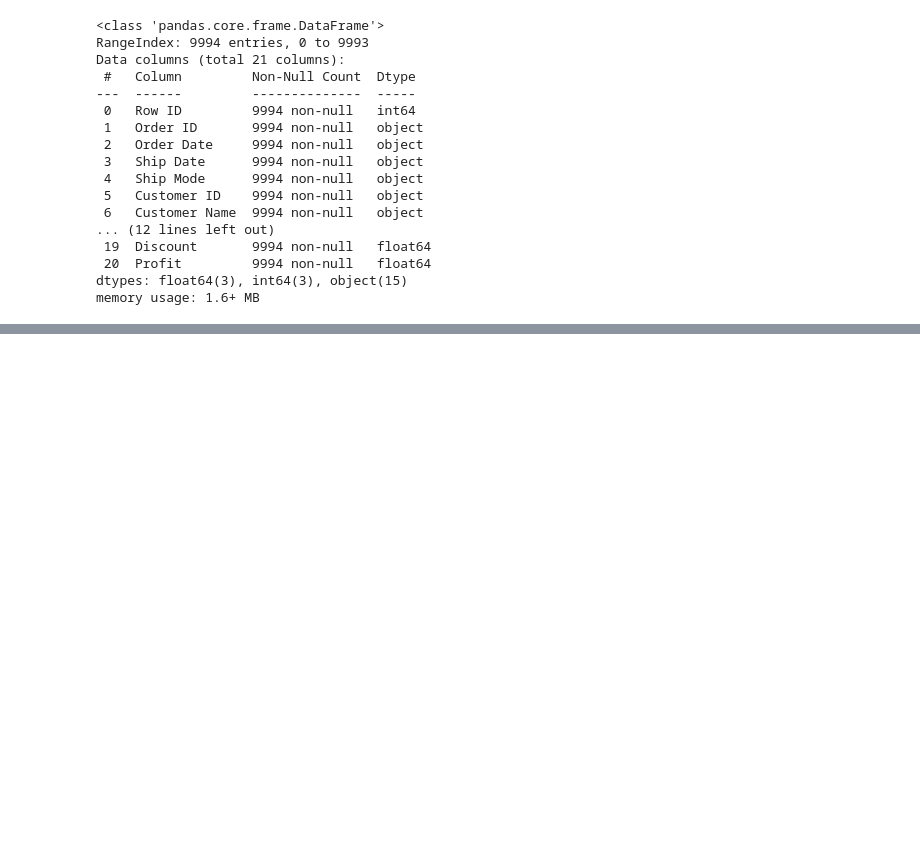
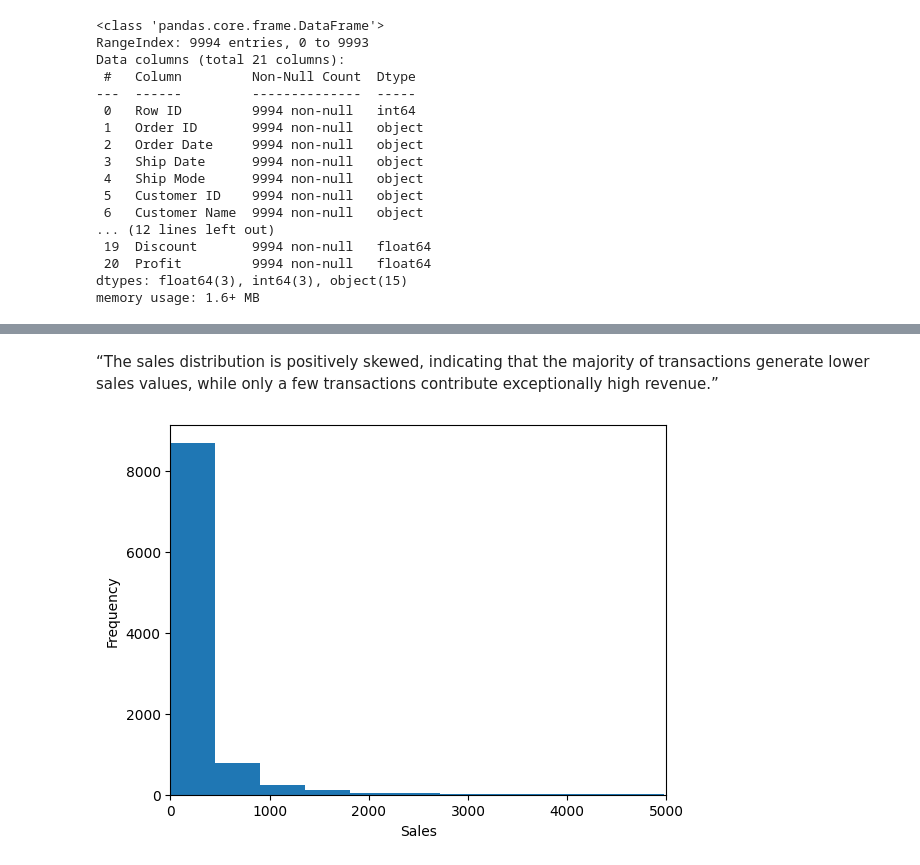
Before and after one commit to Tejareddy-443/Data-Analyis-Project-internship, a Jupyter notebook: Data_wrangling.ipynb, the cells around one changed output, grey strips where cells are left out. Drawn from its saved outputs; the diff is of its cells as text; code cells hidden in the pictures; blank space fills up the shorter version.

```diff
--- a/Data_wrangling.ipynb
+++ b/Data_wrangling.ipynb
@@ -73,0 +211,3 @@ memory usage: 1.6+ MB
+# %%
+df=pd.read_csv("Cleaned_Sample_Superstore.csv",encoding='latin1')
+df.head()
@@ -73,0 +249,11 @@ memory usage: 1.6+ MB
+# %% [markdown]
+“The sales distribution is positively skewed, indicating that the majority of transactions generate lower sales values, while only a few transactions contribute exceptionally high revenue.”
+# %%
+import matplotlib.pyplot as plt
+plt.hist(df['Sales'],bins=50)
+plt.xlim(0,5000)
+plt.xlabel("Sales")
+plt.ylabel("Frequency")
+plt.show()
+# %% [output]
+[figure, added]
```
Also changed, not shown: parts of 23 cells of this notebook.
